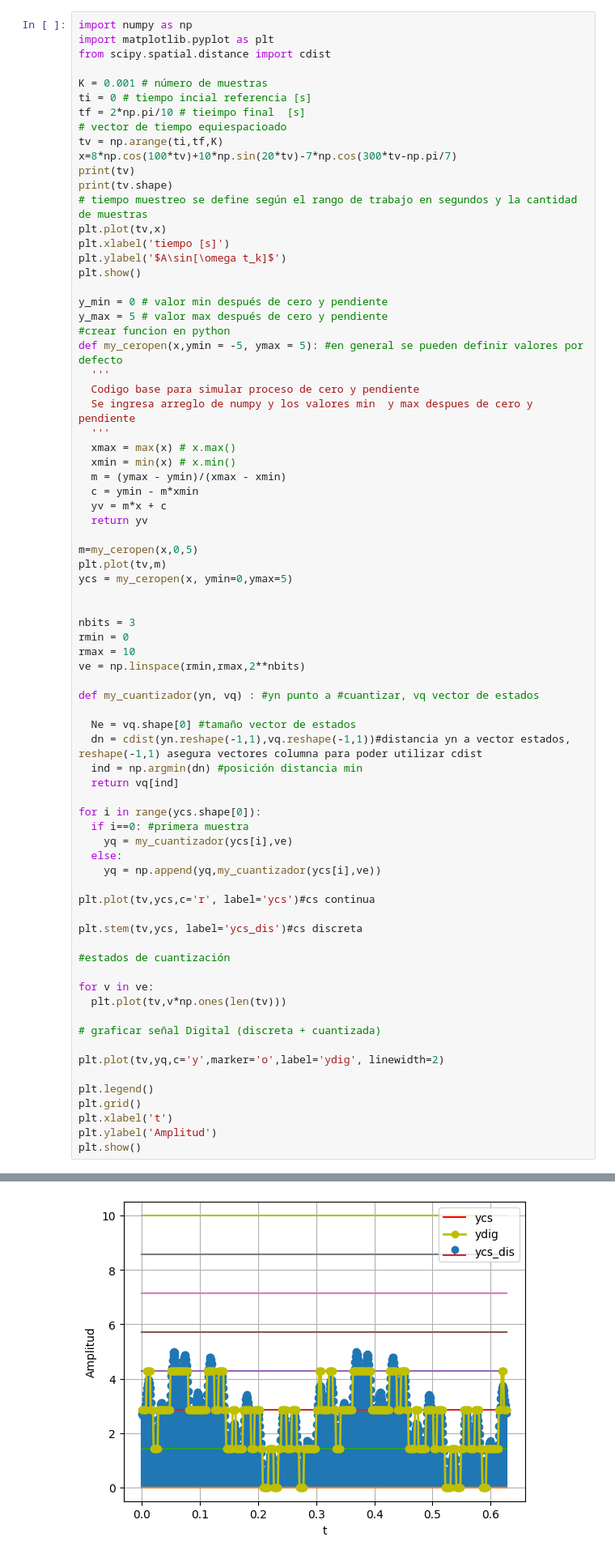
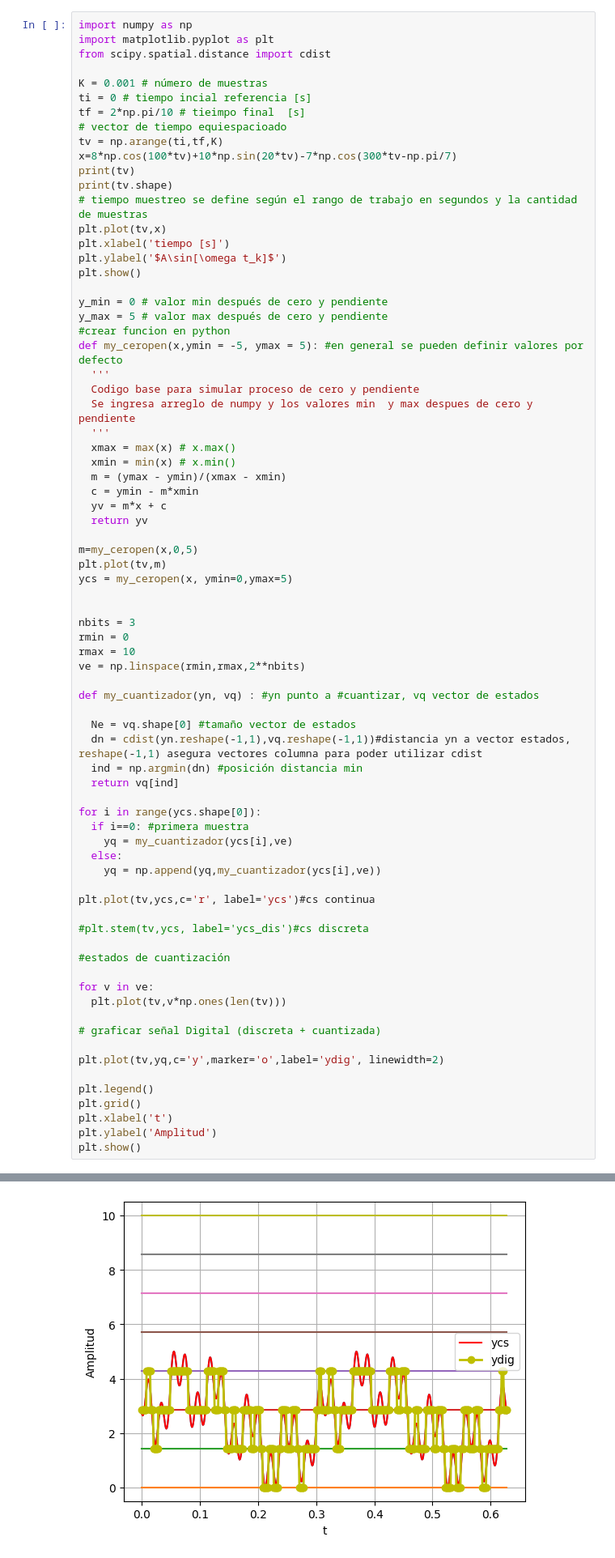
Before and after one commit to Cristian2820/Senales-y-sistemas, a Jupyter notebook: Ejercicio_22_02_2024.ipynb, the cells around one changed output, grey strips where cells are left out. Shown at 81% size. Cells and saved outputs as stored; diff of their text form.

```diff
--- a/Ejercicio_22_02_2024.ipynb
+++ b/Ejercicio_22_02_2024.ipynb
@@ -59,7 +59,7 @@ for i in range(ycs.shape[0]):
 
 plt.plot(tv,ycs,c='r', label='ycs')#cs continua
 
-plt.stem(tv,ycs, label='ycs_dis')#cs discreta
+#plt.stem(tv,ycs, label='ycs_dis')#cs discreta
 
 #estados de cuantización
 
@@ -67,31 +67,31 @@ for v in ve:
   plt.plot(tv,v*np.ones(len(tv)))
 
 # graficar señal Digital (discreta + cuantizada)
 
 plt.plot(tv,yq,c='y',marker='o',label='ydig', linewidth=2)
 
 plt.legend()
 plt.grid()
 plt.xlabel('t')
 plt.ylabel('Amplitud')
 plt.show()
 # %% [output]
 [0.    0.001 0.002 0.003 0.004 0.005 0.006 0.007 0.008 0.009 0.01  0.011
  0.012 0.013 0.014 0.015 0.016 0.017 0.018 0.019 0.02  0.021 0.022 0.023
  0.024 0.025 0.026 0.027 0.028 0.029 0.03  0.031 0.032 0.033 0.034 0.035
  0.036 0.037 0.038 0.039 0.04  0.041 0.042 0.043 0.044 0.045 0.046 0.047
  0.048 0.049 0.05  0.051 0.052 0.053 0.054 0.055 0.056 0.057 0.058 0.059
  0.06  0.061 0.062 0.063 0.064 0.065 0.066 0.067 0.068 0.069 0.07  0.071
  0.072 0.073 0.074 0.075 0.076 0.077 0.078 0.079 0.08  0.081 0.082 0.083
  0.084 0.085 0.086 0.087 0.088 0.089 0.09  0.091 0.092 0.093 0.094 0.095
  0.096 0.097 0.098 0.099 0.1   0.101 0.102 0.103 0.104 0.105 0.106 0.107
  0.108 0.109 0.11  0.111 0.112 0.113 0.114 0.115 0.116 0.117 0.118 0.119
  0.12  0.121 0.122 0.123 0.124 0.125 0.126 0.127 0.128 0.129 0.13  0.131
  0.132 0.133 0.134 0.135 0.136 0.137 0.138 0.139 0.14  0.141 0.142 0.143
 ... (38 lines left out)
  0.6   0.601 0.602 0.603 0.604 0.605 0.606 0.607 0.608 0.609 0.61  0.611
  0.612 0.613 0.614 0.615 0.616 0.617 0.618 0.619 0.62  0.621 0.622 0.623
  0.624 0.625 0.626 0.627 0.628]
 (629,)
 [figure]
-[figure, old version]
+[figure, new version]
```
